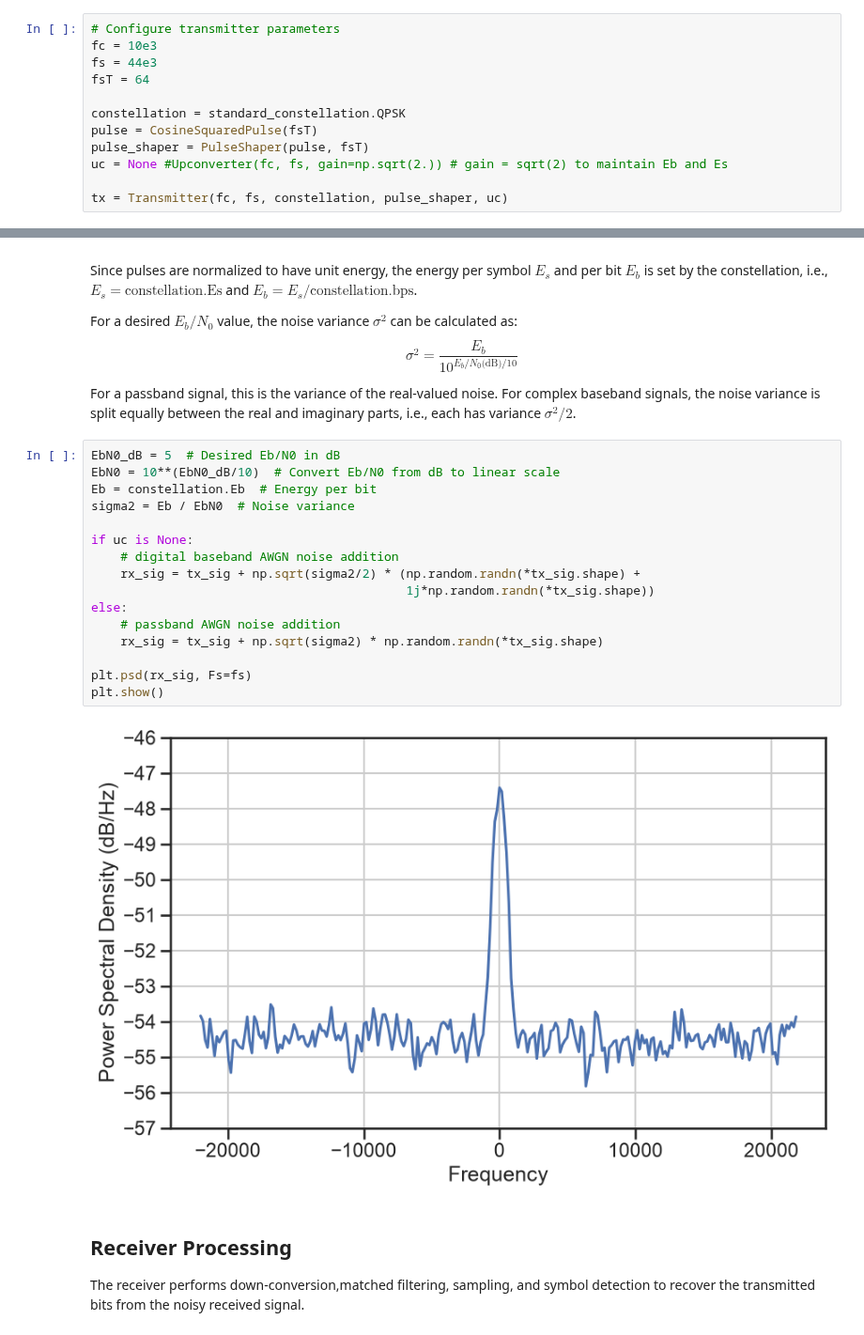
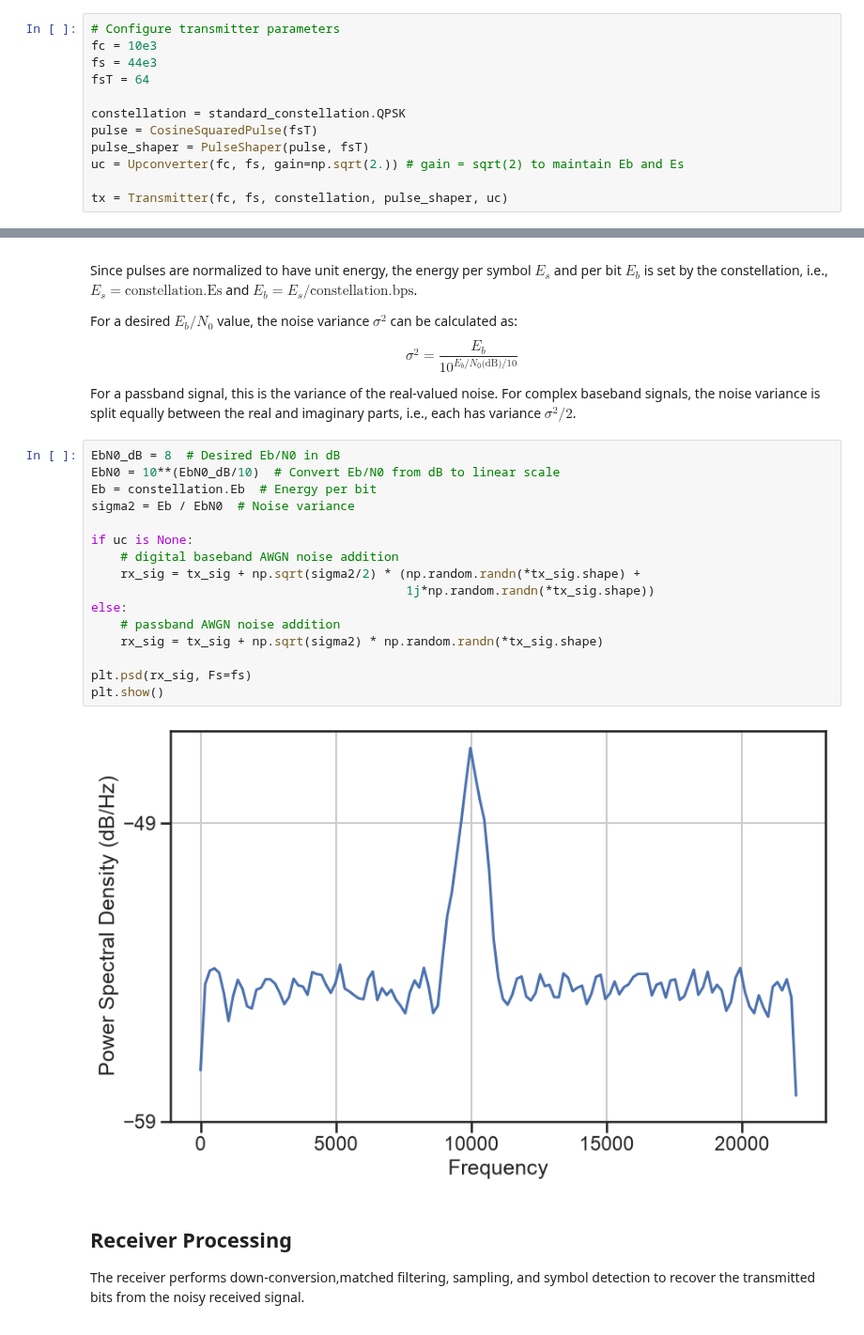
Before and after one commit to bepepa/dc_632_26, a Jupyter notebook: notebooks/025_basic_receiver.ipynb, the cells around one changed output, grey strips where cells are left out. Shown at 94% size. Drawn from its saved outputs; the diff is of its cells as text.

```diff
--- a/notebooks/025_basic_receiver.ipynb
+++ b/notebooks/025_basic_receiver.ipynb
@@ -51,7 +51,7 @@ fsT = 64
 constellation = standard_constellation.QPSK
 pulse = CosineSquaredPulse(fsT)
 pulse_shaper = PulseShaper(pulse, fsT)
-uc = None #Upconverter(fc, fs, gain=np.sqrt(2.)) # gain = sqrt(2) to maintain Eb and Es
+uc = Upconverter(fc, fs, gain=np.sqrt(2.)) # gain = sqrt(2) to maintain Eb and Es
 
 tx = Transmitter(fc, fs, constellation, pulse_shaper, uc)
 # %%
@@ -88,23 +88,23 @@ $$
 
 For a passband signal, this is the variance of the real-valued noise. For complex baseband signals, the noise variance is split equally between the real and imaginary parts, i.e., each has variance $\sigma^2/2$.
 # %%
-EbN0_dB = 5  # Desired Eb/N0 in dB
+EbN0_dB = 8  # Desired Eb/N0 in dB
 EbN0 = 10**(EbN0_dB/10)  # Convert Eb/N0 from dB to linear scale
 Eb = constellation.Eb  # Energy per bit
 sigma2 = Eb / EbN0  # Noise variance
 
 if uc is None:
     # digital baseband AWGN noise addition
     rx_sig = tx_sig + np.sqrt(sigma2/2) * (np.random.randn(*tx_sig.shape) +
                                            1j*np.random.randn(*tx_sig.shape))
 else:
     # passband AWGN noise addition
     rx_sig = tx_sig + np.sqrt(sigma2) * np.random.randn(*tx_sig.shape)
 
 plt.psd(rx_sig, Fs=fs)
 plt.show()
 # %% [output]
-[figure, old version]
+[figure, new version]
 # %% [markdown]
 ## Receiver Processing
 
```
Also changed, not shown: parts of 12 cells of this notebook, 1 other file.
